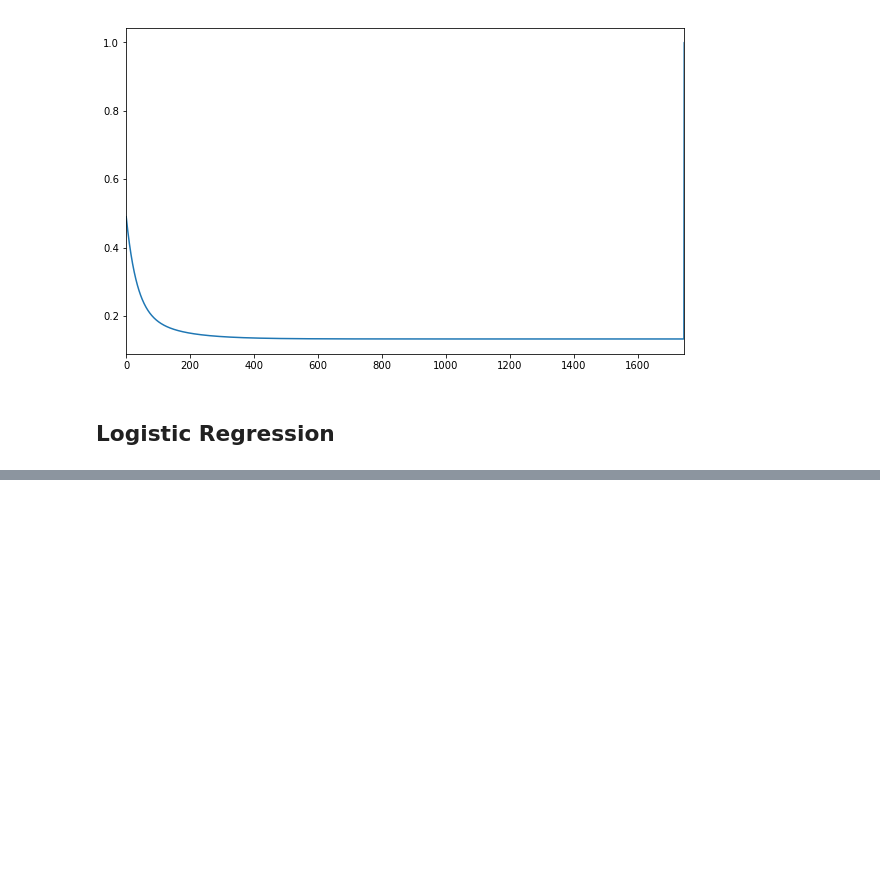
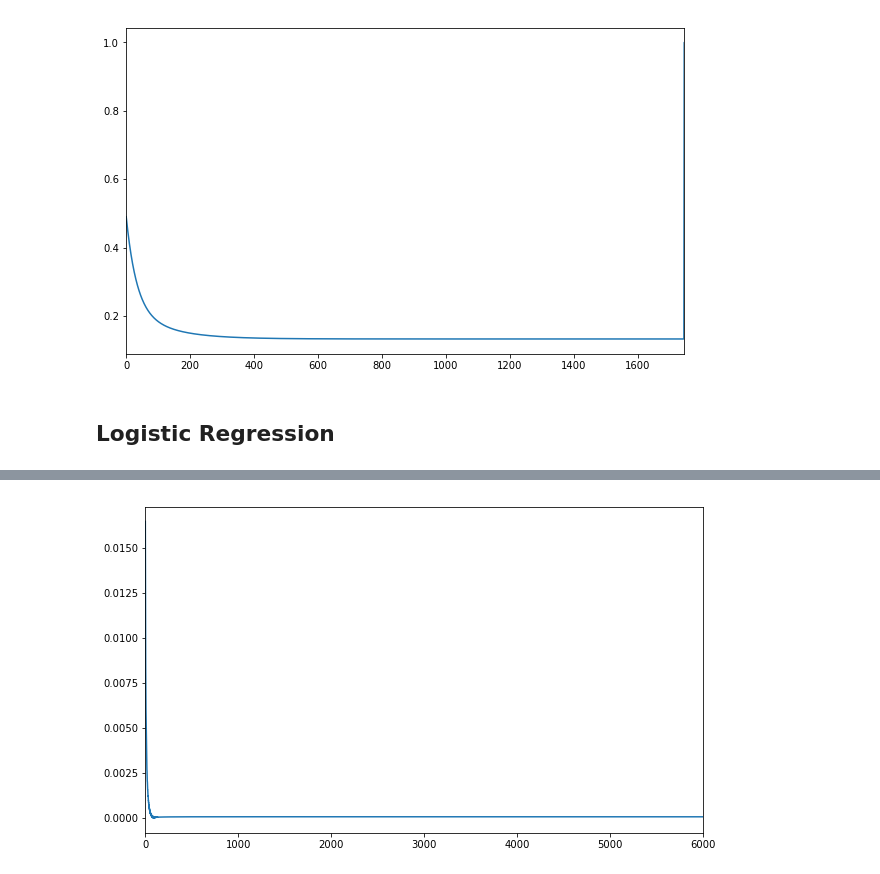
Before and after one commit to angellicacardozo/machine-learning-linear-regression-analysis, a Jupyter notebook: A Python Regression Analysis.ipynb, the cells around one changed output, grey strips where cells are left out. Saved outputs shown, nothing was run; the diff lists cells and outputs as text; code cells hidden in the pictures; blank space fills up the shorter version.

```diff
--- a/A Python Regression Analysis.ipynb
+++ b/A Python Regression Analysis.ipynb
@@ -268,0 +344,12 @@ plt.show()
+# %%
+data = np.genfromtxt('data/ex2data1.txt', delimiter=',')
+
+' Insert ones on the data '
+data = np.insert(data, 0, np.ones(data.shape[0]), axis=1)
+
+' Slice arrays '
+x = data[:, :3]
+y = data[:, [3]]
+y = y[:, 0]
+
+theta = np.array([0., 0., 0.])
@@ -268,0 +471,15 @@ plt.show()
+# %%
+' Verify step rate behavior '
+
+plt.close('all')
+
+plt.figure(figsize=(10,6))
+
+axes = plt.gca()
+axes.set_xlim([0,i])
+
+plt.plot(r)
+
+plt.show()
+# %% [output]
+[figure, added]
```
Also changed, not shown: parts of 40 cells of this notebook.
